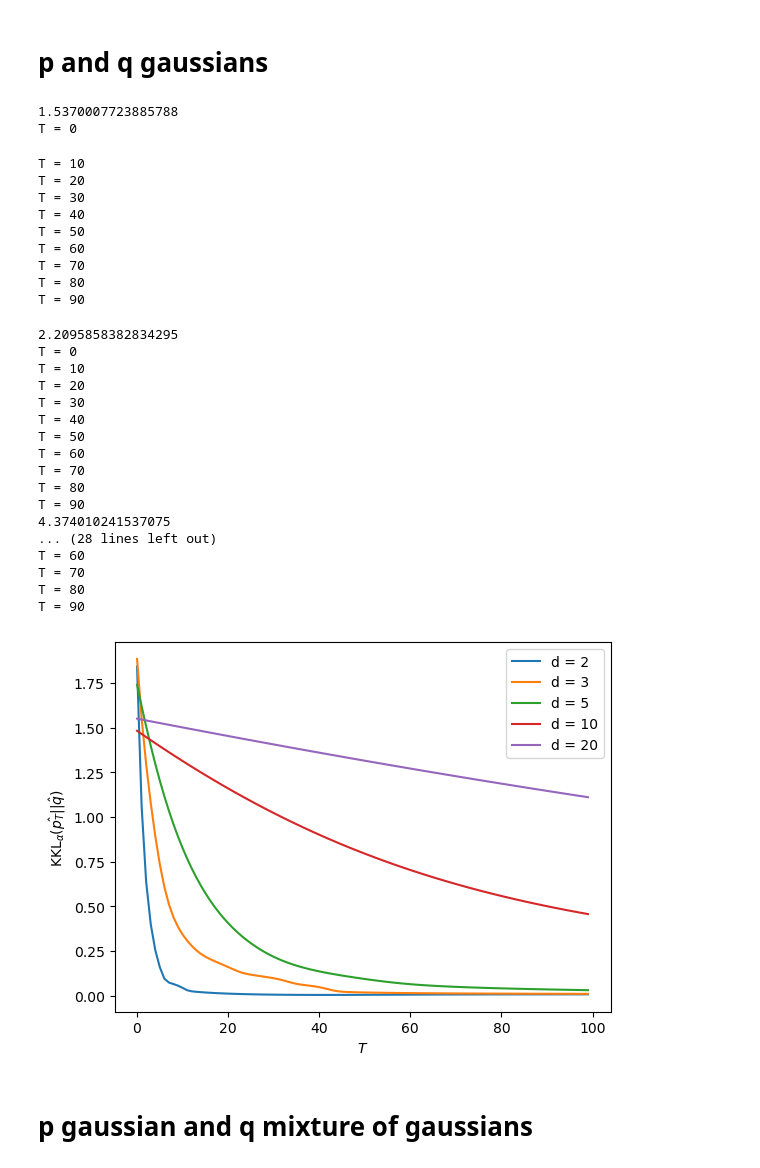
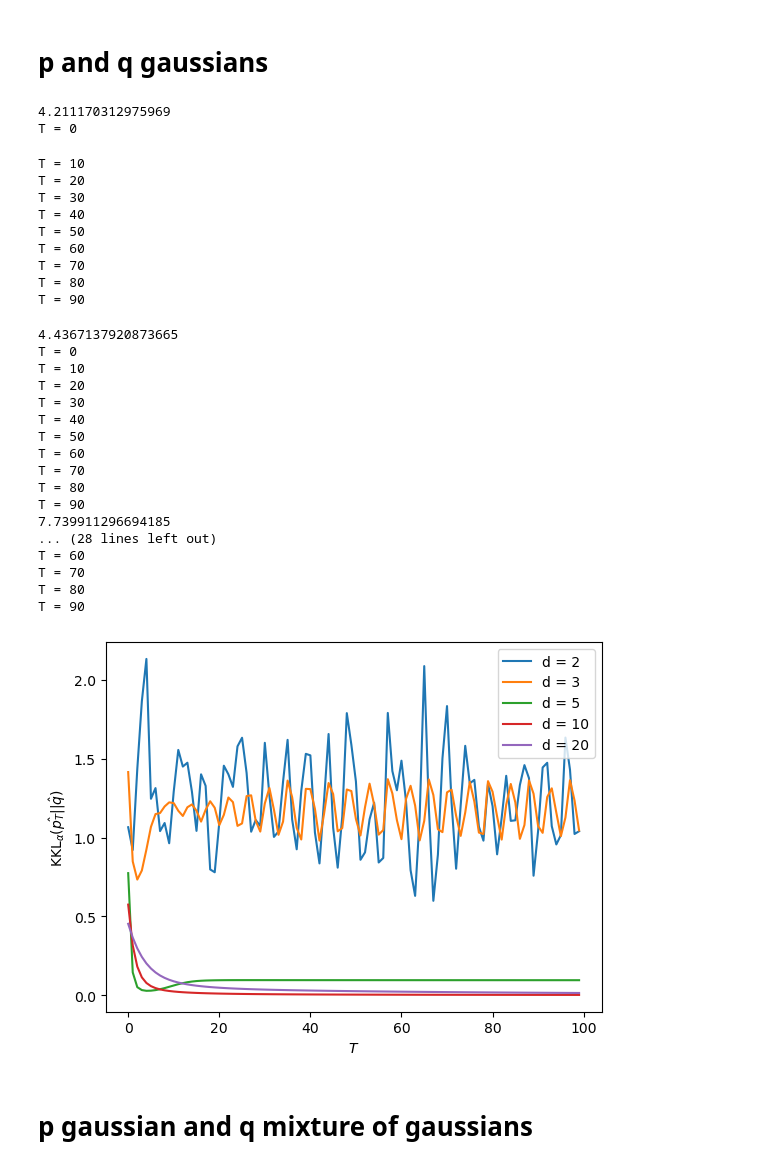
Before and after one commit to cclementine25/KKL-divergence-gradient-flows, a Jupyter notebook: Regularized/gradient_descent_high_d.ipynb, the cells around one changed output. Saved outputs shown, nothing was run; the diff lists cells and outputs as text; code cells hidden in the pictures.

```diff
--- a/Regularized/gradient_descent_high_d.ipynb
+++ b/Regularized/gradient_descent_high_d.ipynb
@@ -38,7 +38,7 @@ for d in [2,3,5,10,20]:
     x0 = scs.multivariate_normal.rvs(mu_x,Sigmax,n)
     y = scs.multivariate_normal.rvs(mu_y,Sigmay,m)
     # np.median(np.linalg.norm(x0[None,:] - y[:,None],axis = 2))
-    sigma = np.sqrt(1/n**2 * np.sum((x0[:,None]-y[None,:])**2)) * n**(-1/(d+4))#np.around(np.mean(np.abs(x0[:,None]-y[None,:])**2),decimals = 1)
+    sigma = 4*np.sqrt(1/(n+m)**2 * np.sum((x0[:,None]-y[None,:])**2)) * (n+m)**(-1/(d+4))#np.around(np.mean(np.abs(x0[:,None]-y[None,:])**2),decimals = 1)
     print(sigma)
     k = lambda x,y :  kl.k_gauss(x,y,sigma)
     dk = lambda x,y : kl.dk_gauss(x,y,sigma)
@@ -50,7 +50,7 @@ for d in [2,3,5,10,20]:
     Ly = np.real(Ly)
     Packy = [Ky,Ly,V]
 
-    h = 0.3
+    h = np.around(np.mean(np.abs(x0[:,None]-y[None,:])**2),decimals = 1)
     J = lambda x : dv.KKL(x, y, k, Packy, alpha)
     dJ = lambda x : dv.WGrad_KKL(x, y, k, dk, Packy, alpha, sigma)
 
@@ -60,37 +60,37 @@ plt.legend()
 plt.xlabel(r"$T$")
 plt.ylabel(r"KKL$_{\alpha}(\hat{p_T} || \hat{q})$")
 #plt.title("Evolution of " + r"$KKL_{\alpha}(\hat{p_T} || \hat{q})$" + " along the iterations of gradient descent")
 plt.savefig('plots_neurips/gd_gauss_d.pdf')
 # %% [output]
-1.5370007723885788
+4.211170312975969
 T = 0
 T = 10
 T = 20
 T = 30
 T = 40
 T = 50
 T = 60
 T = 70
 T = 80
 T = 90
-2.2095858382834295
+4.4367137920873665
 T = 0
 T = 10
 T = 20
 T = 30
 T = 40
 T = 50
 T = 60
 T = 70
 T = 80
 T = 90
-4.374010241537075
+7.739911296694185
 ... (28 lines left out)
 T = 60
 T = 70
 T = 80
 T = 90
-[figure, old version]
+[figure, new version]
 # %% [markdown]
 # p gaussian and q mixture of gaussians
 # %%
```
Also changed, not shown: 7 other files.
